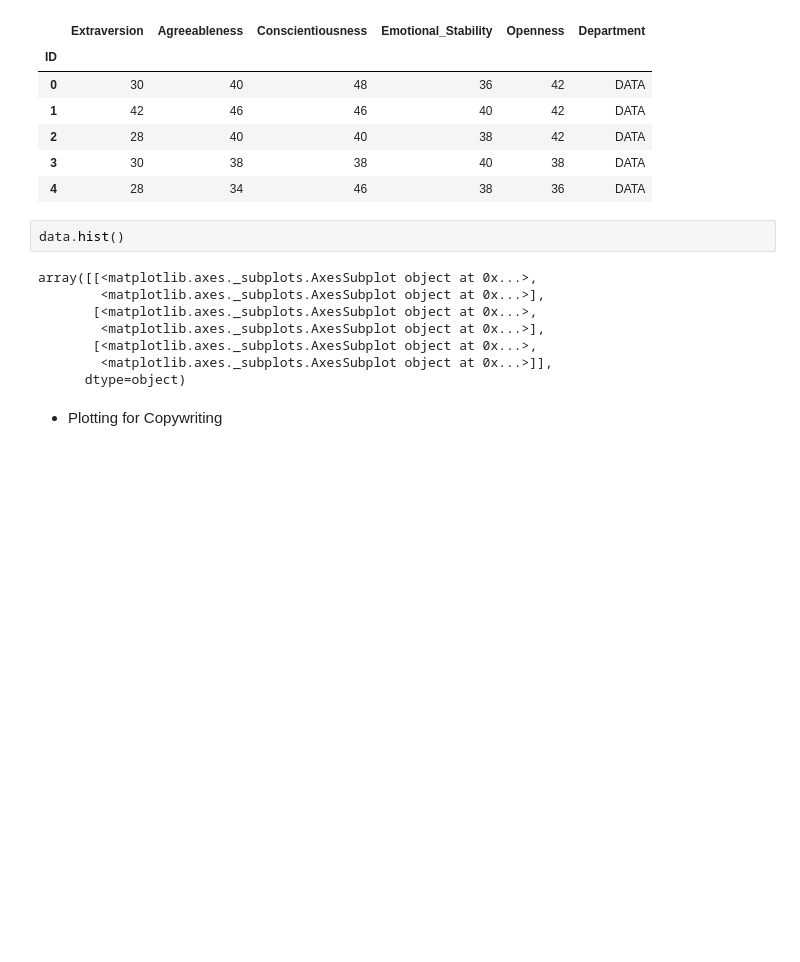
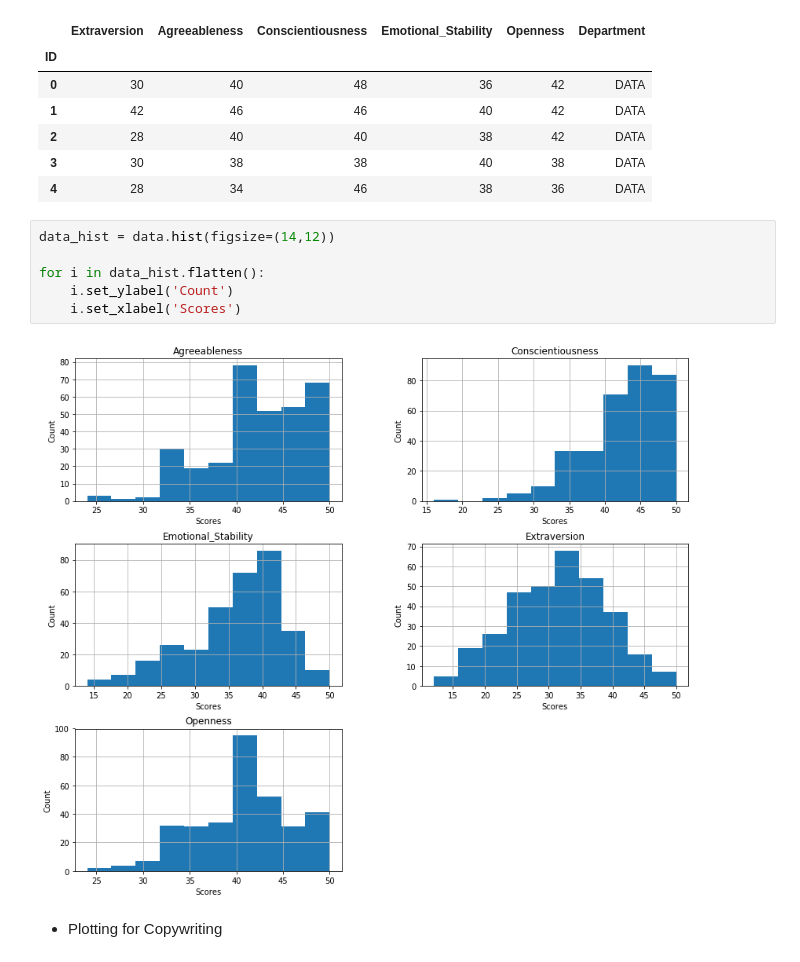
Before and after one commit to Andy-Nkumane/data-wrangling-functional-programming, a Jupyter notebook: Data wrangling - functional programming.ipynb, the cells around one changed output. Drawn from its saved outputs; the diff is of its cells as text; blank space fills up the shorter version.

Commit message:
Graph labels

```diff
--- a/Data wrangling - functional programming.ipynb
+++ b/Data wrangling - functional programming.ipynb
@@ -396,16 +396,14 @@ data.head()
 | 2 | 28 | 40 | 40 | 38 | 42 | DATA |
 | 3 | 30 | 38 | 38 | 40 | 38 | DATA |
 | 4 | 28 | 34 | 46 | 38 | 36 | DATA |
-# %%
-data.hist()
-# %% [output]
-array([[<matplotlib.axes._subplots.AxesSubplot object at 0x...>,
-        <matplotlib.axes._subplots.AxesSubplot object at 0x...>],
-       [<matplotlib.axes._subplots.AxesSubplot object at 0x...>,
-        <matplotlib.axes._subplots.AxesSubplot object at 0x...>],
-       [<matplotlib.axes._subplots.AxesSubplot object at 0x...>,
-        <matplotlib.axes._subplots.AxesSubplot object at 0x...>]],
-      dtype=object)
+# %%
+data_hist = data.hist(figsize=(14,12))
+
+for i in data_hist.flatten():
+    i.set_ylabel('Count')
+    i.set_xlabel('Scores')
+# %% [output]
+[figure, added]
 # %% [markdown]
 * Plotting for Copywriting
 # %%
```
Also changed, not shown: parts of 8 cells of this notebook.
